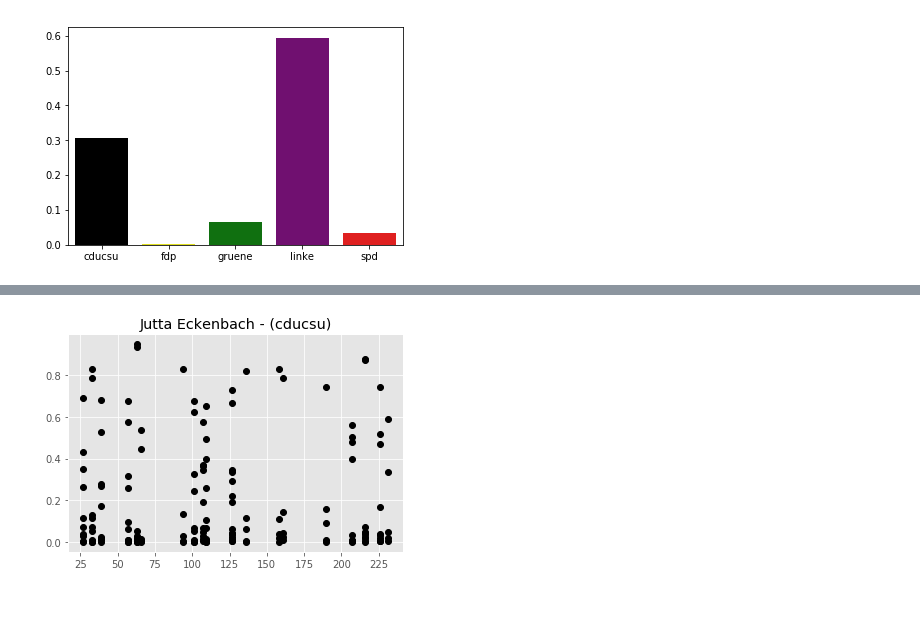
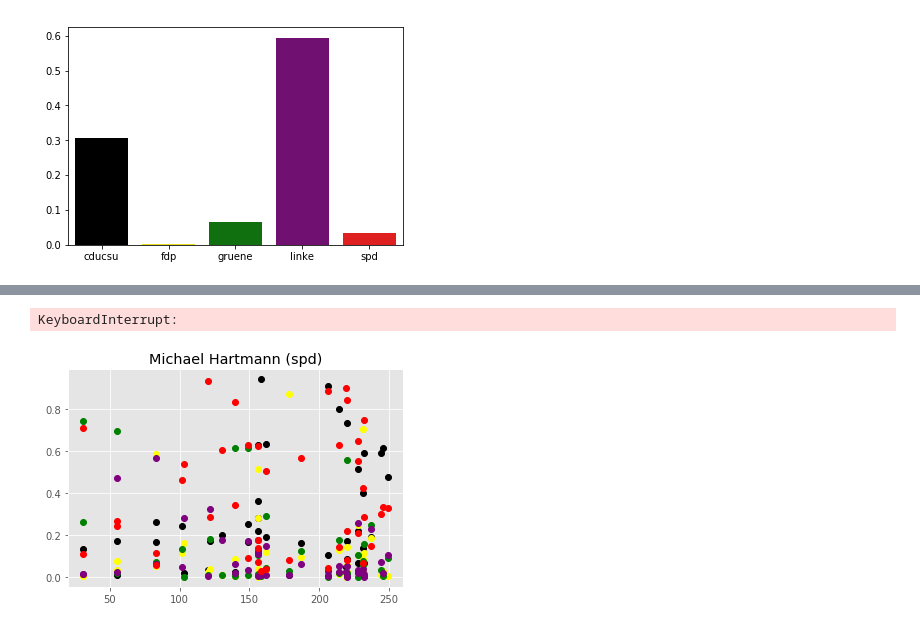
Before and after one commit to felixbiessmann/ml-schule, a Jupyter notebook: ml-schule.ipynb, the cells around one changed output, grey strips where cells are left out. Drawn from its saved outputs; the diff is of its cells as text; code cells hidden in the pictures.

```diff
--- a/ml-schule.ipynb
+++ b/ml-schule.ipynb
@@ -214,25 +242,29 @@ frank steinmeier, bundestagsfraktion, frank, sozialdemokratische, andrea nahles,
 # %%
 import matplotlib
 matplotlib.style.use('ggplot')
 import pylab as plt
 
 # Wir betrachten nur die letzte Legislaturperiode
-wahlperiode = 18
+wahlperiode = 17
+savepath = os.path.join(DATADIR,'sprecher-timeseries-{}'.format(wahlperiode))
+if not os.path.exists(savepath):
+    os.mkdir(savepath)
 
-for sprecher in ['Jutta Eckenbach']:
+for sprecher in alle_sprecher:
 
-    traindf = df[(df['sprecher']!=sprecher)]
+    traindf = df[(df['sprecher']!=sprecher) & (df['wahlperiode']==wahlperiode)]
     testdf = df[(df['sprecher']==sprecher) & (df['wahlperiode']==wahlperiode)].sort_values(['sitzung'])
 
     if (len(traindf) > 10) and (len(testdf) > 10):
         partei = testdf.partei.values[0]
-        tmpclf = clf.best_estimator_.copy().fit(traindf.text, traindf.partei)
+        tmpclf = clf.best_estimator_.fit(traindf.text, traindf.partei)
         predictions = tmpclf.predict_proba(testdf.text)
         plt.cla()
         for partei_idx in range(predictions.shape[-1]):
-            color = partei_farben[clf.partei_idx]]
+            color = partei_farben[tmpclf.classes_[partei_idx]]
             plt.plot(testdf.sitzung, predictions[:, partei_idx],"o",color=color)
-            plt.title("{} - ({})".format(sprecher,partei))
-            plt.savefig(sprecher + ".pdf")
+            plt.title("{} ({})".format(sprecher,partei))
+            plt.savefig(os.path.join(savepath, sprecher + ".pdf"))
 # %% [output]
+KeyboardInterrupt:
-[figure, old version]
+[figure, new version]
```
Also changed, not shown: parts of 9 cells of this notebook.
